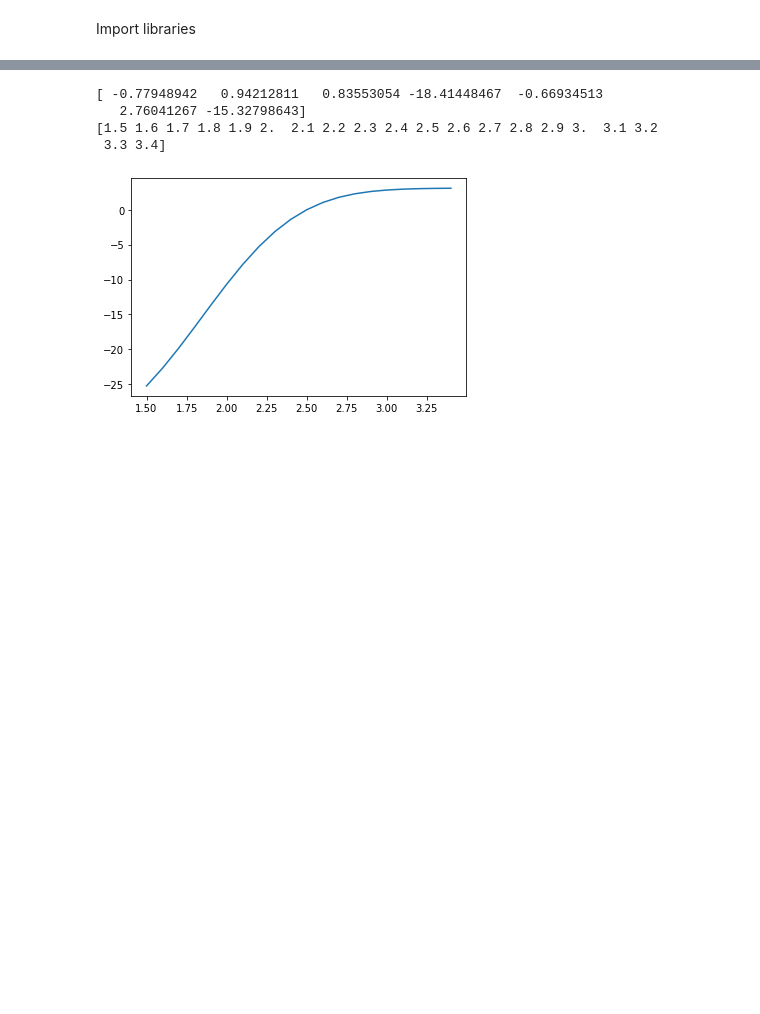
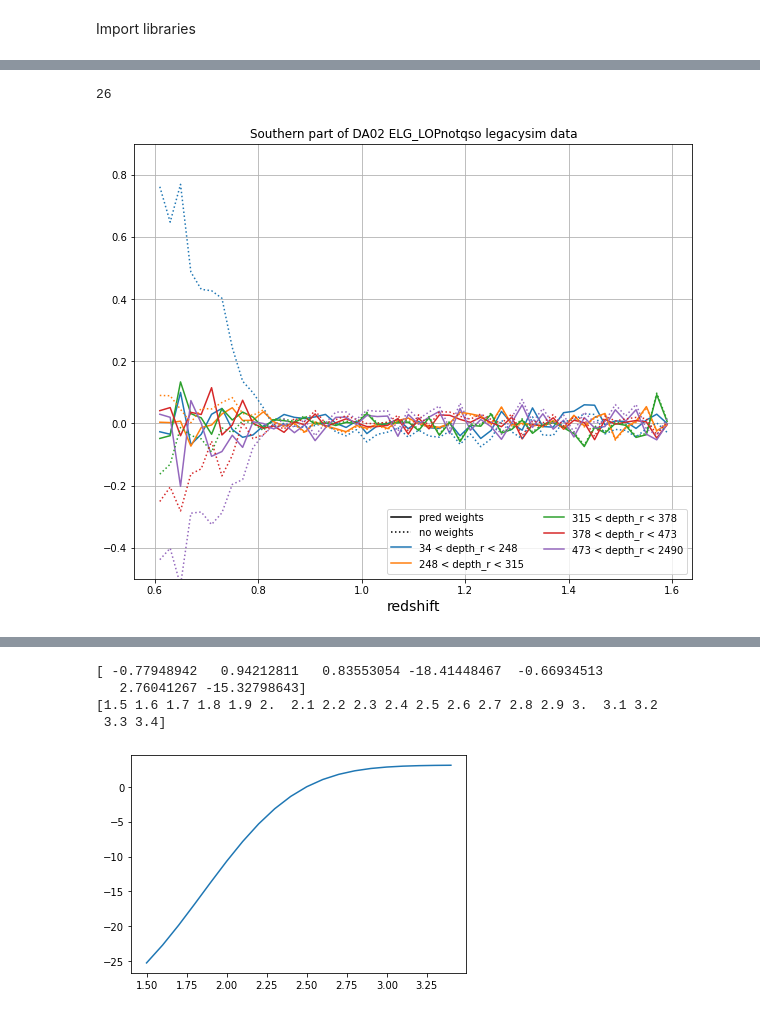
Before and after one commit to AlbertoRosado1/legacysim_runs, a Jupyter notebook: DA02/fitting_dndz.ipynb, the cells around one changed output, grey strips where cells are left out. Saved outputs shown, nothing was run; the diff lists cells and outputs as text; code cells hidden in the pictures; blank space fills up the shorter version.

```diff
--- a/DA02/fitting_dndz.ipynb
+++ b/DA02/fitting_dndz.ipynb
@@ -244,3 +358,26 @@ Wall time: 7.83 s
+# %%
+test.new_weights[np.where(test.new_weights==1.)[0]].size
+# %% [output]
+26
+# %%
+fig = plt.figure(figsize=(10,8))
+ax = plt.gca()
+#fig = plt.gcf()
+#fig.set_size_inches(7, 5)
+ax.set_title('Southern part of DA02 {}'.format('ELG_LOPnotqso')+' legacysim data')#, fontsize=18)
+
+ax.plot([], [], linestyle='-', color='k', label='pred weights')
+ax.plot([], [], linestyle=':', color='k', label='no weights')
+
+test.plot_dndz(test.z, test.depth, weights=test.residuals, ls='-', legend=True)
+plt.xlabel('redshift', fontsize=14)
+plt.ylim(-0.5,0.9)
+test.plot_dndz(test.z, test.depth, weights=None, ls=':')
+ax.grid(True)
+#plt.savefig(f'{plot_dir}/ELG_data_{run}_RF.png', bbox_inches='tight', pad_inches=0.1, dpi=200, facecolor='white')
+plt.show()
+# %% [output]
+[figure, added]
 # %%
 # Here we see effect of using dndz model with optimal parameters obtained from legacysim data
 # on real ELG data (not legacysim/obiwan data) and using the result to get the predicted weights
```
Also changed, not shown: parts of 126 cells of this notebook, 1 other file.
